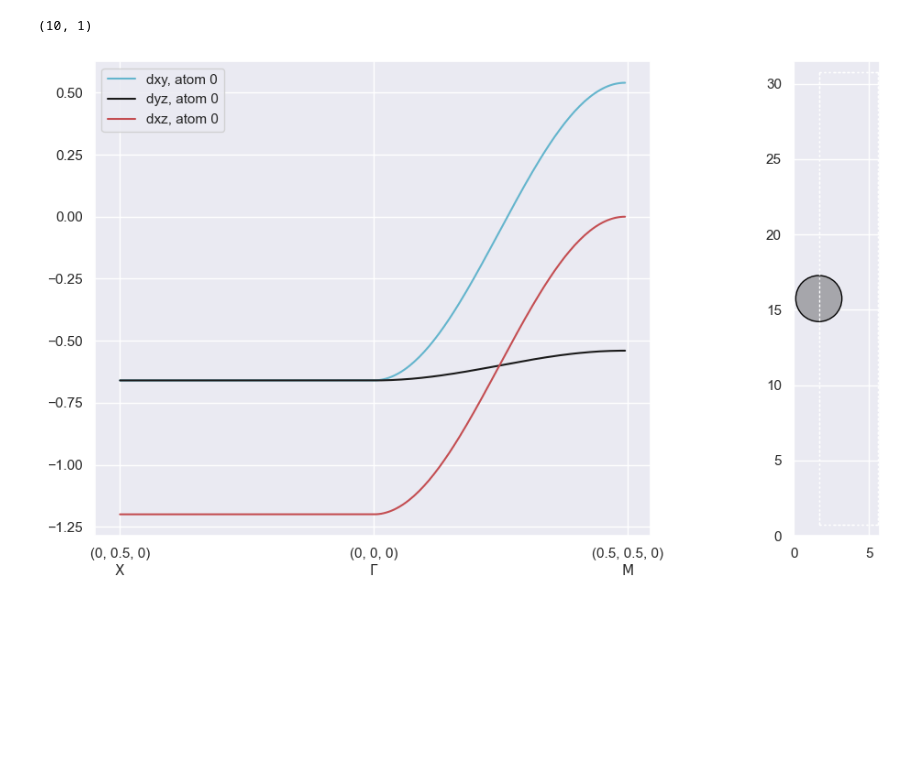
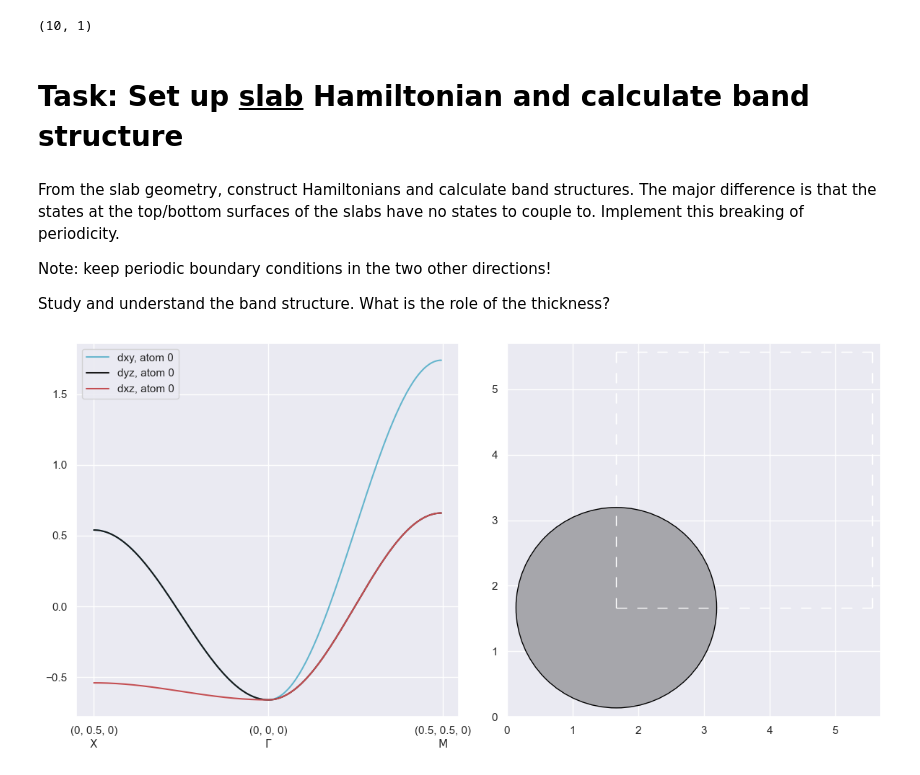
Before and after one commit to BastianValhoj/10325, a Jupyter notebook: project/project2_v2.ipynb, the cells around one changed output. Saved outputs shown, nothing was run; the diff lists cells and outputs as text; code cells hidden in the pictures; blank space fills up the shorter version.

```diff
--- a/project/project2_v2.ipynb
+++ b/project/project2_v2.ipynb
@@ -180,6 +189,21 @@ print_matrix(out[:len(out)//2, :len(out)//2])
 # %%
 def get_PBC_ham(struct, k_vec, orbital):
+    """Compute H for a system that *might* not be periodic in some direction
 
+    Parameters
+    ---
+    struct : ase.Atoms object of `N` atoms
+        The structure to look at. If it has high vacuum in along some axis, then no hopping will be allowed.
+    k_vec : ndarray of shape `(K, 3)`
+        The kx, ky, kz values to use when computing the hamiltonian
+    orbital : str
+        The orbital. Possible values `dxy`, `dyz`, `dxz`
+
+    Returns
+    ---
+    ham : ndarray of shape `(K, N, N)`
+        For each value of kx, ky, kz the hamiltonian is calculated
+    """
     kx, ky, kz = k_vec.T
     kx = kx[:, None, None]
     ky = ky[:, None, None]
@@ -214,7 +238,7 @@ def get_PBC_ham(struct, k_vec, orbital):
 
     # compute the PBC hamiltonian
     ham = Vx*np.exp(2j*np.pi*kx) + Vy*np.exp(2j*np.pi*ky) + Vz*np.exp(2j*np.pi*kz)
-    ham += np.transpose(np.conj(ham), axes=(0, 2, 1))
+    ham += np.transpose(np.conj(ham), axes=(0, 2, 1)) + hx
 
     # print("hx")
     # print_matrix(hx)
@@ -254,34 +278,51 @@ eigs = PBC_bandstructure(oxide, k_vec, "dxy")
 eigs.shape
 # %% [output]
 (10, 1)
+# %% [markdown]
+# Task: Set up <u>slab</u> Hamiltonian and calculate band structure
+# %% [markdown]
+From the slab geometry, construct Hamiltonians and calculate band structures. The major difference is that the states at the top/bottom surfaces of the slabs have no states to couple to. Implement this breaking of periodicity.
+
+Note: keep periodic boundary conditions in the two other directions!
+
+Study and understand the band structure. What is the role of the thickness?
 # %%
-X = (0      , 0.5   , 0)
-G = (0      , 0     , 0)
-M = (0.5    , 0.5   , 0)
-kpoints = 101
-tmp1 = np.linspace(X, G, endpoint=False, num=kpoints)
-tmp2 = np.linspace(G, M, num=kpoints)
-k_vec = np.concatenate((tmp1, tmp2), axis=0)
+X = (0      , 0.5   , 0) # define X symmetry point
+G = (0      , 0     , 0) # define GAMMA symmetry point
+M = (0.5    , 0.5   , 0) # define M symmetry point
+kpoints = 101 # number of k value to use
+tmp1 = np.linspace(X, G, endpoint=False, num=kpoints) # from X -> G (excluding G to avoid double counting) : ndarray of shape (kpoints, 3)
+tmp2 = np.linspace(G, M, num=kpoints) # from G -> M : ndarray of shape (kpoints, 3)
+k_vec = np.concatenate((tmp1, tmp2), axis=0) # combine path X -> G -> M : ndarray of shape (2*kpoints, 3)
 
 # system to investigate
-thickness = 1
-test = read("oxide.xyz")
-test = test.repeat((1,thickness, 1))
-test.center(vacuum=15, axis=1)
+thickness = 1 # number of atoms to use
+test = read("oxide.xyz") # read backup file
+test = test.repeat((1,thickness, 1)) # repeat in y direction. Thickness allows the atoms not on the edge to be periodic. Combine with vacuum below to break edge periodicity
+
+# Break PBC
+# test.center(vacuum=15, axis=0) # add vacuum along x to break PBC along x-axis.
+# test.center(vacuum=15, axis=1) # add vacuum along y to break PBC along y-axis.
+# test.center(vacuum=15, axis=2) # add vacuum along z to break PBC along z-axis.
 
 
 fig, axes = plt.subplots(1,2, figsize=(12,6))
-plot_atoms(test, ax=axes[1])
-l_style=["-", "--", ":", "-.", "-", "--"] # number of atoms
-colors = ["c", "k", "r"] # number of atoms
-for idx, orb in enumerate(["dxy", "dyz", "dxz"]):
-    eigs = PBC_bandstructure(test, k_vec, orb)
-    for i, eig in enumerate(eigs.T):
+plot_atoms(test, ax=axes[1]) # plot atoms on the right
+l_style=["-", "--", ":", "-.", "-", "--"] # must have entries according to number of atoms
+colors = ["c", "k", "r"] # number of orbitals
+
+for idx, orb in enumerate(["dxy", "dyz", "dxz"]): # iterate orbitals
+    eigs = PBC_bandstructure(test, k_vec, orb) # compute eigenvalues for orbital
+    for i, eig in enumerate(eigs.T):        # iterate each atom for said orbital
         axes[0].plot(eig, label=orb + f", atom {i}", color=colors[idx], linestyle=l_style[i])
+
+
+# legend and labels
 axes[0].legend()
 axes[0].set(xticks=(0, len(eig)//2, len(eig)),
        xticklabels=[f"{X}\n"+r"$\mathrm{X}$", f"{G}\n"+r"$\Gamma$", f"{M}\n"+r"$\mathrm{M}$"])
 
+# figure restraint -- for a neat finish
 fig.tight_layout()
 # %% [output]
-[figure, old version]
+[figure, new version]
```
Also changed, not shown: parts of 9 cells of this notebook.
